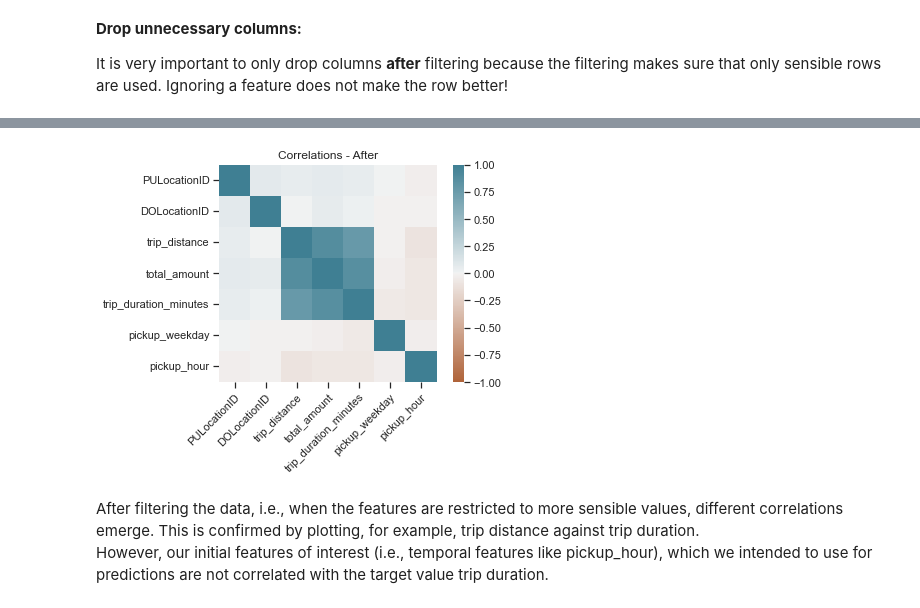
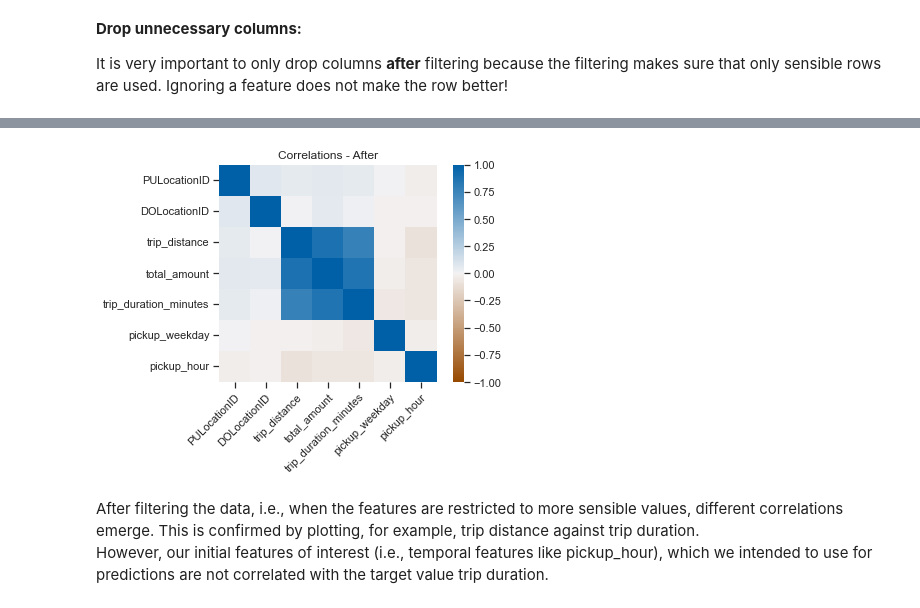
Before and after one commit to nilsriekers/data-literacy-project, a Jupyter notebook: exp/exp208_Gaussianize_Data.ipynb, the cells around one changed output, grey strips where cells are left out. Drawn from its saved outputs; the diff is of its cells as text; code cells hidden in the pictures.

```diff
--- a/exp/exp208_Gaussianize_Data.ipynb
+++ b/exp/exp208_Gaussianize_Data.ipynb
@@ -175,22 +183,25 @@ plt.show()
 # %%
-# Color blindness safe
+corr       = df_all_routes.corr()
+corr.index = df_all_routes.columns
+
+# Color blindness safe plot
 sns.set(font_scale=1)
 ax = sns.heatmap(
     corr,
     vmin=-1, vmax=1, center=0,
-    cmap=sns.diverging_palette(30, 220, as_cmap=True),
+    cmap=sns.diverging_palette(30, 250, s=100, l=40, as_cmap=True),
     square=True,
     annot=False
 )
 
 plt.setp(ax.get_xticklabels(), rotation=45, ha="right", rotation_mode="anchor")
 ax.tick_params(left=True, bottom=True)
 
 plt.title("Correlations - After")
 plt.savefig('../doc/fig/correlations_after.pdf', bbox_inches='tight')
 plt.show()
 # %% [output]
-[figure, old version]
+[figure, new version]
 # %% [markdown]
 After filtering the data, i.e., when the features are restricted to more sensible values, different correlations emerge. This is confirmed by plotting, for example, trip distance against trip duration.<br>
 However, our initial features of interest (i.e., temporal features like pickup_hour), which we intended to use for predictions are not correlated with the target value trip duration.
```
Also changed, not shown: parts of 8 cells of this notebook, 2 other files.
